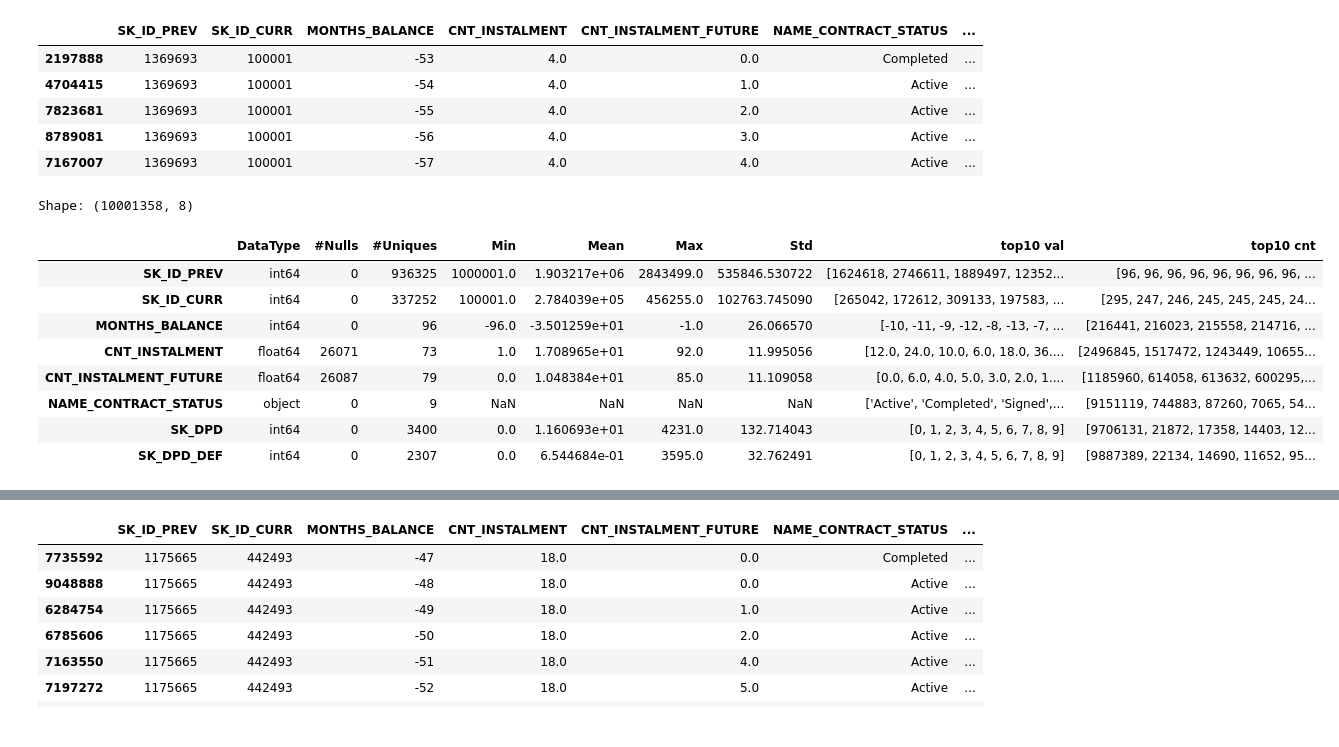
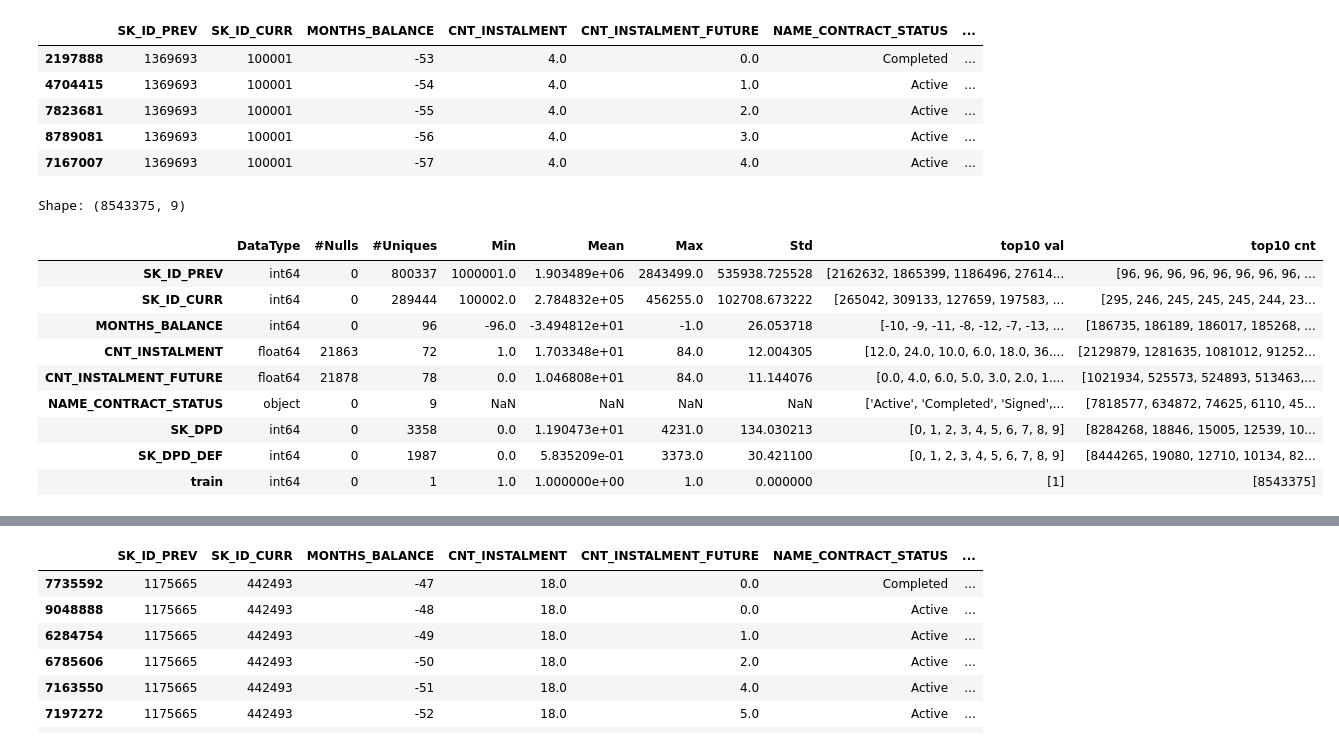
Before and after one commit to KazukiOnodera/Home-Credit-Default-Risk, a Jupyter notebook: py/EDA_004_POS_CASH_balance.ipynb, the cells around one changed output, grey strips where cells are left out. Cells and saved outputs as stored; diff of their text form; code cells hidden in the pictures.

```diff
--- a/py/EDA_004_POS_CASH_balance.ipynb
+++ b/py/EDA_004_POS_CASH_balance.ipynb
@@ -18,16 +18,23 @@ df.head()
 | 7823681 | 1369693 | 100001 | -55 | 4.0 | 2.0 | Active | ... |
 | 8789081 | 1369693 | 100001 | -56 | 4.0 | 3.0 | Active | ... |
 | 7167007 | 1369693 | 100001 | -57 | 4.0 | 4.0 | Active | ... |
+# %%
+train = utils.load_train()
+df['train'] = 0
+df.loc[df['SK_ID_CURR'].isin(train.SK_ID_CURR), 'train'] = 1
+df_test = df[df['train']==0]
+df_train = df[df['train']==1]
 # %%
-EDA.df_info(df)
+EDA.df_info(df_train)
 # %% [output]
-Shape: (10001358, 8)
+Shape: (8543375, 9)
 |  | DataType | #Nulls | #Uniques | Min | Mean | Max | Std | top10 val | top10 cnt |
-| SK_ID_PREV | int64 | 0 | 936325 | 1000001.0 | 1.903217e+06 | 2843499.0 | 535846.530722 | [1624618, 2746611, 1889497, 12352... | [96, 96, 96, 96, 96, 96, 96, 96, ... |
-| SK_ID_CURR | int64 | 0 | 337252 | 100001.0 | 2.784039e+05 | 456255.0 | 102763.745090 | [265042, 172612, 309133, 197583, ... | [295, 247, 246, 245, 245, 245, 24... |
-| MONTHS_BALANCE | int64 | 0 | 96 | -96.0 | -3.501259e+01 | -1.0 | 26.066570 | [-10, -11, -9, -12, -8, -13, -7, ... | [216441, 216023, 215558, 214716, ... |
-| CNT_INSTALMENT | float64 | 26071 | 73 | 1.0 | 1.708965e+01 | 92.0 | 11.995056 | [12.0, 24.0, 10.0, 6.0, 18.0, 36.... | [2496845, 1517472, 1243449, 10655... |
-| CNT_INSTALMENT_FUTURE | float64 | 26087 | 79 | 0.0 | 1.048384e+01 | 85.0 | 11.109058 | [0.0, 6.0, 4.0, 5.0, 3.0, 2.0, 1.... | [1185960, 614058, 613632, 600295,... |
-| NAME_CONTRACT_STATUS | object | 0 | 9 | NaN | NaN | NaN | NaN | ['Active', 'Completed', 'Signed',... | [9151119, 744883, 87260, 7065, 54... |
-| SK_DPD | int64 | 0 | 3400 | 0.0 | 1.160693e+01 | 4231.0 | 132.714043 | [0, 1, 2, 3, 4, 5, 6, 7, 8, 9] | [9706131, 21872, 17358, 14403, 12... |
-| SK_DPD_DEF | int64 | 0 | 2307 | 0.0 | 6.544684e-01 | 3595.0 | 32.762491 | [0, 1, 2, 3, 4, 5, 6, 7, 8, 9] | [9887389, 22134, 14690, 11652, 95... |
+| SK_ID_PREV | int64 | 0 | 800337 | 1000001.0 | 1.903489e+06 | 2843499.0 | 535938.725528 | [2162632, 1865399, 1186496, 27614... | [96, 96, 96, 96, 96, 96, 96, 96, ... |
+| SK_ID_CURR | int64 | 0 | 289444 | 100002.0 | 2.784832e+05 | 456255.0 | 102708.673222 | [265042, 309133, 127659, 197583, ... | [295, 246, 245, 245, 245, 244, 23... |
+| MONTHS_BALANCE | int64 | 0 | 96 | -96.0 | -3.494812e+01 | -1.0 | 26.053718 | [-10, -9, -11, -8, -12, -7, -13, ... | [186735, 186189, 186017, 185268, ... |
+| CNT_INSTALMENT | float64 | 21863 | 72 | 1.0 | 1.703348e+01 | 84.0 | 12.004305 | [12.0, 24.0, 10.0, 6.0, 18.0, 36.... | [2129879, 1281635, 1081012, 91252... |
+| CNT_INSTALMENT_FUTURE | float64 | 21878 | 78 | 0.0 | 1.046808e+01 | 84.0 | 11.144076 | [0.0, 4.0, 6.0, 5.0, 3.0, 2.0, 1.... | [1021934, 525573, 524893, 513463,... |
+| NAME_CONTRACT_STATUS | object | 0 | 9 | NaN | NaN | NaN | NaN | ['Active', 'Completed', 'Signed',... | [7818577, 634872, 74625, 6110, 45... |
+| SK_DPD | int64 | 0 | 3358 | 0.0 | 1.190473e+01 | 4231.0 | 134.030213 | [0, 1, 2, 3, 4, 5, 6, 7, 8, 9] | [8284268, 18846, 15005, 12539, 10... |
+| SK_DPD_DEF | int64 | 0 | 1987 | 0.0 | 5.835209e-01 | 3373.0 | 30.421100 | [0, 1, 2, 3, 4, 5, 6, 7, 8, 9] | [8444265, 19080, 12710, 10134, 82... |
+| train | int64 | 0 | 1 | 1.0 | 1.000000e+00 | 1.0 | 0.000000 | [1] | [8543375] |
```
Also changed, not shown: parts of 11 cells of this notebook, 12 other files.
